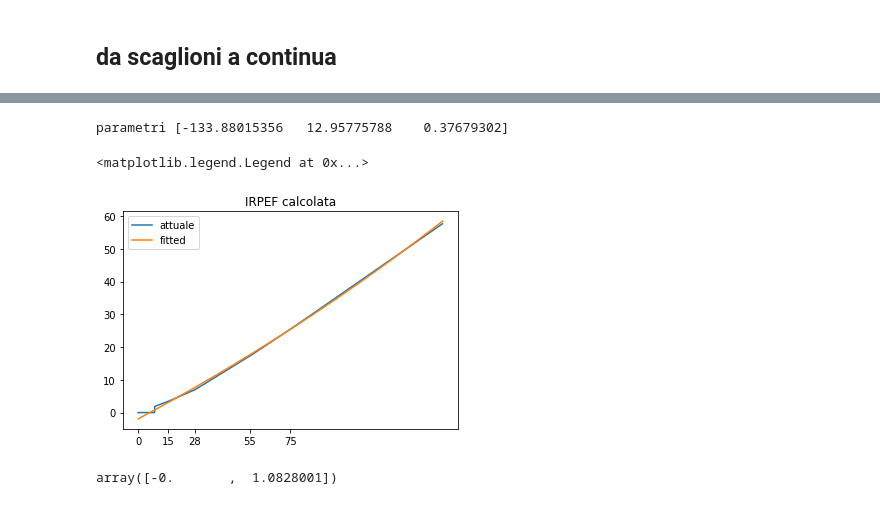
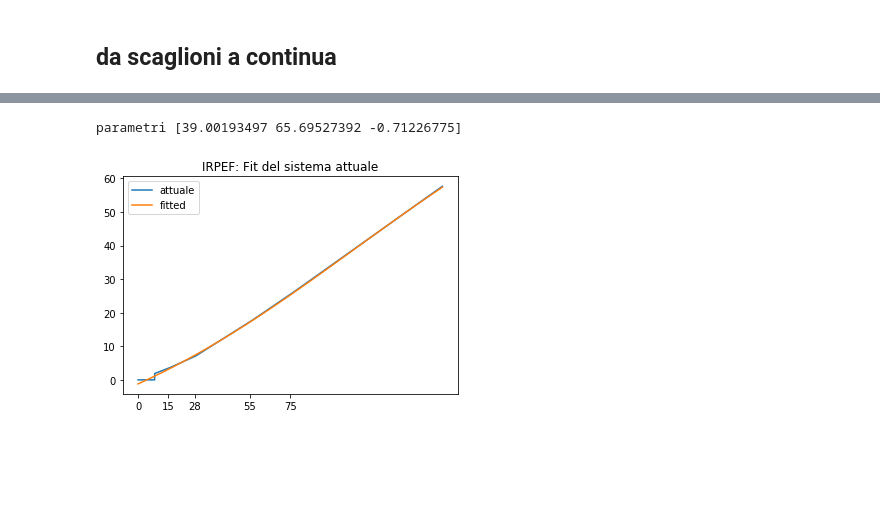
Before and after one commit to vlavorini/studio_irpef, a Jupyter notebook: primo.ipynb, the cells around one changed output, grey strips where cells are left out. Drawn from its saved outputs; the diff is of its cells as text; code cells hidden in the pictures; blank space fills up the shorter version.

Commit message:
scegliendo funzione per nuova IRPEF

```diff
--- a/primo.ipynb
+++ b/primo.ipynb
@@ -11,14 +11,7 @@ def calc_larg(val):
     val_sep = val.split("-")
     l = (int(val_sep[1]) - int(val_sep[0]))
     return l
-'''def scale(x, sf):
-    global scalepars_min_x, scalepars_max_xp
-    scalepars_min_x = np.min(x)
-    x_sc = x-scalepars_min_x
-    scalepars_max_xp = np.max(x_sc)
-    x_sc = x_sc/scalepars_max_xp
-    x_sc *=sf
-    return x_sc'''
+
 
 def scale(x, sf, scalepars_min_x=None, scalepars_max_xp=None):
     if scalepars_min_x is None:
@@ -30,13 +23,6 @@ def scale(x, sf, scalepars_min_x=None, scalepars_max_xp=None):
     x_sc *= sf
     return x_sc, scalepars_min_x, scalepars_max_xp
 
-'''def scale_back(x, sf):
-    global scalepars_min_x, scalepars_max_xp
-
-    x_sc = x/sf
-    x_sc *= scalepars_max_xp
-    x_sc = x_sc+scalepars_min_x
-    return x_sc'''
 
 def scale_back(x, scalepars_min_x, scalepars_max_xp):
     #global scalepars_min_x, scalepars_max_xp
@@ -106,7 +92,8 @@ colonne_interessanti = ['Classi di reddito complessivo in euro',
                         'Numero contribuenti',
                         'Reddito complessivo - Ammontare',
                        'Reddito complessivo - Media']
-df[colonne_interessanti].head()
+df = df[colonne_interessanti]
+df.head()
 # %% [output]
 |  | Classi di reddito complessivo in ... | Numero contribuenti | Reddito complessivo - Ammontare | Reddito complessivo - Media |
 | 0 | da 0 a 1.000 | 2350042 | 991408 | 0.42 |
@@ -275,38 +321,46 @@ plt.show()
 # %%
-def fit_tax(x, p0, p1, p2):
-    return p0+np.exp((x+p1)*p2)
+def fit_tax(x, p0, p1, p2, val_hi=None):
+    if val_hi is not None:
+        bias_hi = np.dot(x>val_hi, 0.1)
+        return p0+p1*np.tanh(p2+x)+ bias_hi
+    return p0+p1*np.tanh(p2+x)
+    # return p0+p1*np.tanh(p2+x) #prima tanh
+    #return p0+np.cosh((x+p1)*p2) # coseno iperbolico
+    #return p0+p1*x+p2*np.square(x) #quadratica
+    #return p0+np.exp((x+p1)*p2) #esponenziale
 
-
+weighted = False
 
 x=np.linspace(0, 150, 10000)
 y= []
 for x_i in x:
     y.append(calc_irpef(x_i))
 
 
 x_sc, fit_sc_min, fit_sc_max = scale(x, 1)
 
-pars, covs = curve_fit(fit_tax, x_sc, y)
+# il valore oltre al quale aggiungiamo un bias, per far quadrare i conti
+val_hi_raw = 75
+val_hi, _, _ = scale(x, 1, fit_sc_min, fit_sc_max)
+f = lambda x, p0, p1, p2: fit_tax(x, p0, p1, p2, val_hi=-val_hi)
+
+if weighted:
+    weights = 1/x_sc
+    for i in range(len(x_sc)//2):
+        weights[i] = weights[len(x_sc)//2 +1]
+
+    pars, covs = curve_fit(f, x_sc, y, sigma=weights)
+else:
+    pars, covs = curve_fit(f, x_sc, y)
 print('parametri', pars)
 
 plt.plot(x, y, label='attuale')
 y_fit = fit_tax(x_sc, *pars)
 plt.plot(x, y_fit, label="fitted")
 plt.xticks(scaglioni)
-plt.title("IRPEF calcolata")
+plt.title("IRPEF: Fit del sistema attuale")
 plt.legend()
+plt.show() #parametri [39.10162615 65.69521912 -0.71226283]
 # %% [output]
-parametri [-133.88015356   12.95775788    0.37679302]
+parametri [39.00193497 65.69527392 -0.71226775]
-<matplotlib.legend.Legend at 0x...>
-[figure, old version]
+[figure, new version]
-# %%
-def calc_nuova_irpef(x, p0, p1, p2, sc_min, sc_max):
-    zeros = x>no_tax
-    x_scaled, _, _ = scale(x, 1, sc_min, sc_max )
-    calculated = fit_tax(x_scaled, p0, p1, p2) * zeros
-    return calculated
-
-
-calc_nuova_irpef(np.array([0.3, 9]), *pars, fit_sc_min, fit_sc_max )
-# %% [output]
-array([-0.       ,  1.0828001])
```
Also changed, not shown: parts of 8 cells of this notebook.
